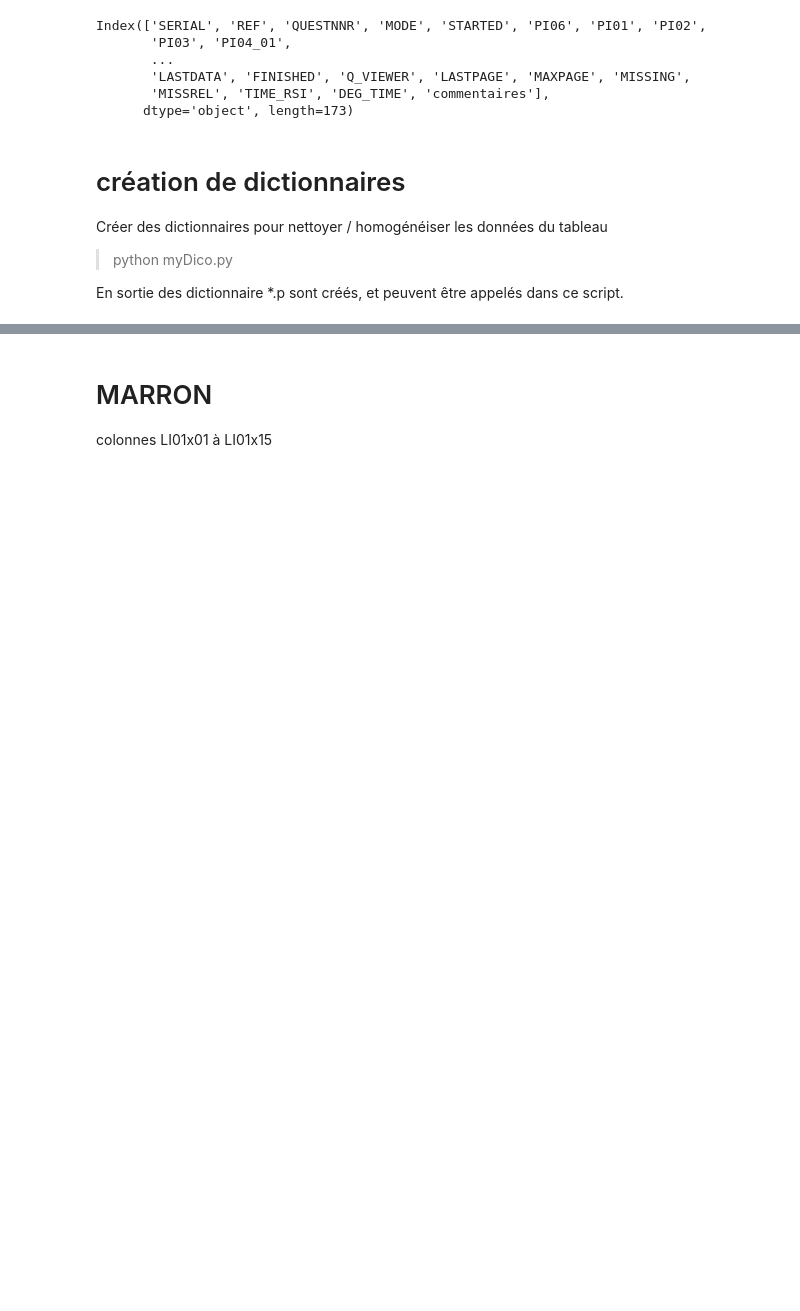
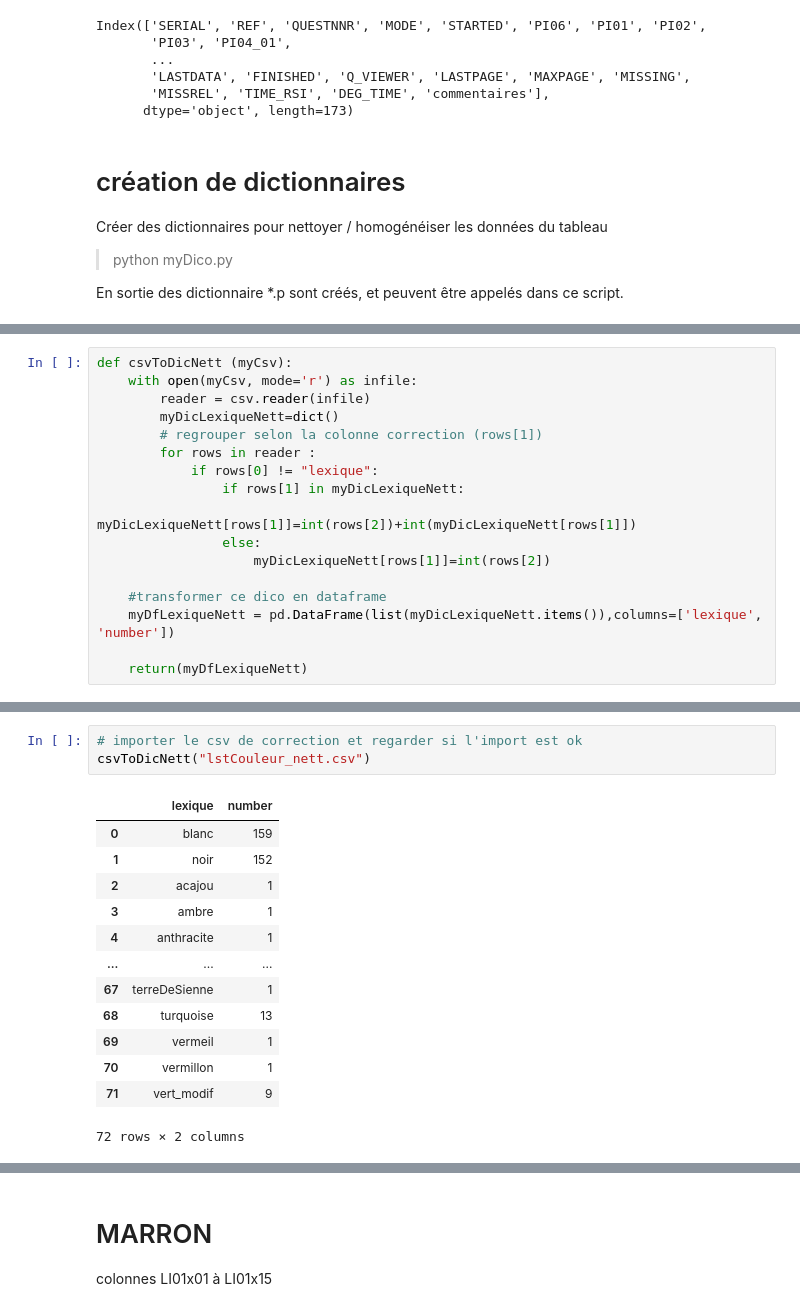
Before and after one commit to fmelanie/COLOR, a Jupyter notebook: colors.ipynb, the cells around one changed output, grey strips where cells are left out. Drawn from its saved outputs; the diff is of its cells as text; blank space fills up the shorter version.

```diff
--- a/colors.ipynb
+++ b/colors.ipynb
@@ -289,0 +132,17 @@ panélistes qui ont cité les 2 couleurs :
+# %%
+def csvToDicNett (myCsv):
+    with open(myCsv, mode='r') as infile:
+        reader = csv.reader(infile)
+        myDicLexiqueNett=dict()
+        # regrouper selon la colonne correction (rows[1])
+        for rows in reader :
+            if rows[0] != "lexique":
+                if rows[1] in myDicLexiqueNett:
+                    myDicLexiqueNett[rows[1]]=int(rows[2])+int(myDicLexiqueNett[rows[1]])
+                else:
+                    myDicLexiqueNett[rows[1]]=int(rows[2])
+
+    #transformer ce dico en dataframe
+    myDfLexiqueNett = pd.DataFrame(list(myDicLexiqueNett.items()),columns=['lexique', 'number'])
+
+    return(myDfLexiqueNett)
@@ -289,0 +300,17 @@ panélistes qui ont cité les 2 couleurs :
+# %%
+# importer le csv de correction et regarder si l'import est ok
+csvToDicNett("lstCouleur_nett.csv")
+# %% [output]
+|  | lexique | number |
+| 0 | blanc | 159 |
+| 1 | noir | 152 |
+| 2 | acajou | 1 |
+| 3 | ambre | 1 |
+| 4 | anthracite | 1 |
+| ... | ... | ... |
+| 67 | terreDeSienne | 1 |
+| 68 | turquoise | 13 |
+| 69 | vermeil | 1 |
+| 70 | vermillon | 1 |
+| 71 | vert_modif | 9 |
+72 rows × 2 columns
```
Also changed, not shown: parts of 85 cells of this notebook, 8 other files.
